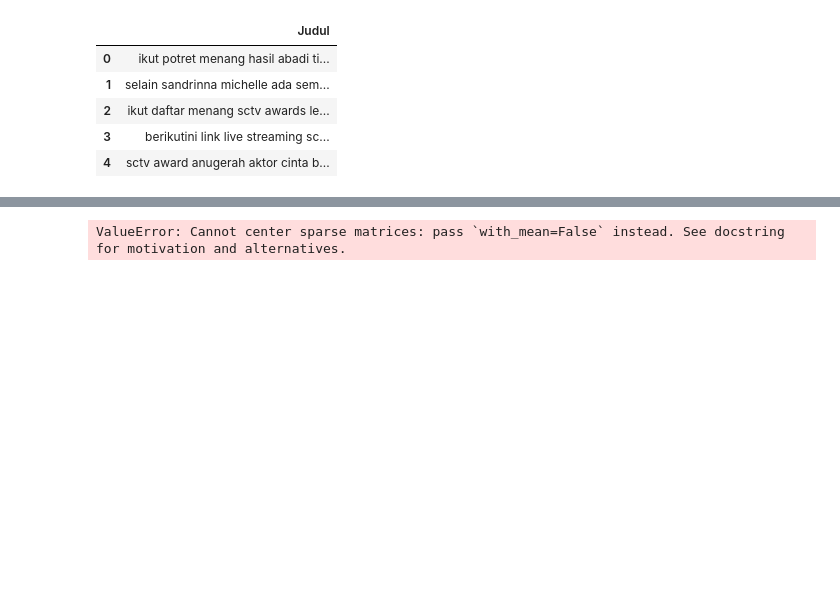
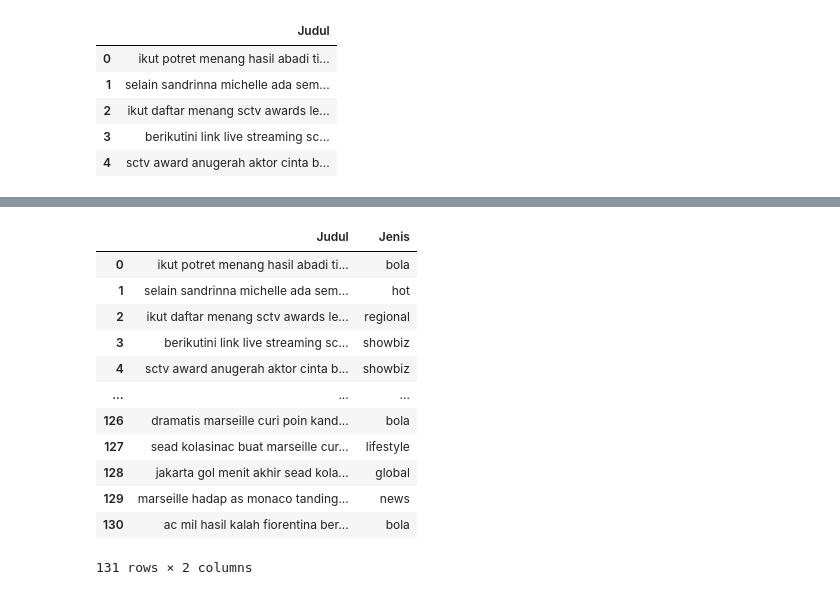
Before and after one commit to EGraci/kapital-selekta, a Jupyter notebook: program/KNN-JudulBerita.ipynb, the cells around one changed output, grey strips where cells are left out. Saved outputs shown, nothing was run; the diff lists cells and outputs as text; code cells hidden in the pictures; blank space fills up the shorter version.

```diff
--- a/program/KNN-JudulBerita.ipynb
+++ b/program/KNN-JudulBerita.ipynb
@@ -171,4 +204,4 @@ kata
 # %%
 # Spliting data (pemodelan)
 
-X_train, X_test, y_train, y_test = train_test_split(kata, df['Judul'], test_size=0.2, random_state = 42)
+X_train, X_test, y_train, y_test = train_test_split(df['Judul'].values, df['Label'].values, test_size=0.2, random_state = 42, stratify=df['Label'].values)
@@ -175,4 +217,5 @@ X_train, X_test, y_train, y_test = train_test_split(kata, df['Judul'], test_size
 # %%
-modelknn = KNeighborsClassifier(n_neighbors=5, weights='distance')
-modelknn.fit(X_train,y_train)
+# implementasi data train kedalam KNN
+modelknn = KNeighborsClassifier(n_neighbors=3, weights='distance')
+modelknn.fit(tfidf_train,y_train)
 # %% [output]
@@ -180,6 +261,6 @@ KNeighborsClassifier(weights='distance')
 # %%
-train = pd.read_csv("train.csv")
-train.head()
+test = pd.read_csv("train.csv")
+test.head()
 # %% [output]
 |  | Judul |
 | 0 | Berikut adalah potret para pemena... |
@@ -189,13 +270,13 @@ train.head()
 | 4 | SCTV award 2022 menganugerahkan a... |
 # %%
 # menghilangkan karakter special dan numerik
-train['Judul'] = train['Judul'].str.replace('\d*', '')
-train['Judul'] = train['Judul'].str.replace('[^\w\s]', ' ')
-train['Judul'] = train['Judul'].str.strip()
+test['Judul'] = test['Judul'].str.replace('\d*', '')
+test['Judul'] = test['Judul'].str.replace('[^\w\s]', ' ')
+test['Judul'] = test['Judul'].str.strip()
 
 # Apply stemming and tokenizing
-train['Judul'] = train['Judul'].apply(funSastrawati)
-train.head()
+test['Judul'] = test['Judul'].apply(funSastrawati)
+test.head()
 # %% [output]
 |  | Judul |
 | 0 | ikut potret menang hasil abadi ti... |
@@ -243,11 +287,38 @@ AttributeError: transform not found
-# %%
-
-scaler = StandardScaler()
-# Fit only on X_train
-scaler.fit(X_train)
-
-# Scale both X_train and X_test
-X_train = scaler.transform(X_train)
-X_test = scaler.transform(X_test)
-# %% [output]
-ValueError: Cannot center sparse matrices: pass `with_mean=False` instead. See docstring for motivation and alternatives.
+# %%
+# prediksi berita
+prediksi = modelknn.predict(tf.transform(test['Judul'].values))
+test['Jenis'] = prediksi
+test['Jenis'] = test['Jenis'].map({
+    0 : 'hot',
+    1 : 'citizen6',
+    2 : 'bisnis',
+    3 : 'health',
+    4 : 'global',
+    5 : 'showbiz',
+    6 : 'lifestyle',
+    7 : 'bola',
+    8 : 'tekno',
+    9 : 'regional',
+    10 : 'news',
+    11 : 'kabar',
+    12 : 'islami',
+    13 : 'otomotif',
+    14 : 'fashion',
+    15 : 'crypto',
+    16 : 'surabaya',
+})
+test
+# %% [output]
+|  | Judul | Jenis |
+| 0 | ikut potret menang hasil abadi ti... | bola |
+| 1 | selain sandrinna michelle ada sem... | hot |
+| 2 | ikut daftar menang sctv awards le... | regional |
+| 3 | berikutini link live streaming sc... | showbiz |
+| 4 | sctv award anugerah aktor cinta b... | showbiz |
+| ... | ... | ... |
+| 126 | dramatis marseille curi poin kand... | bola |
+| 127 | sead kolasinac buat marseille cur... | lifestyle |
+| 128 | jakarta gol menit akhir sead kola... | global |
+| 129 | marseille hadap as monaco tanding... | news |
+| 130 | ac mil hasil kalah fiorentina ber... | bola |
+131 rows × 2 columns
```
Also changed, not shown: parts of 18 cells of this notebook, 4 other files.
